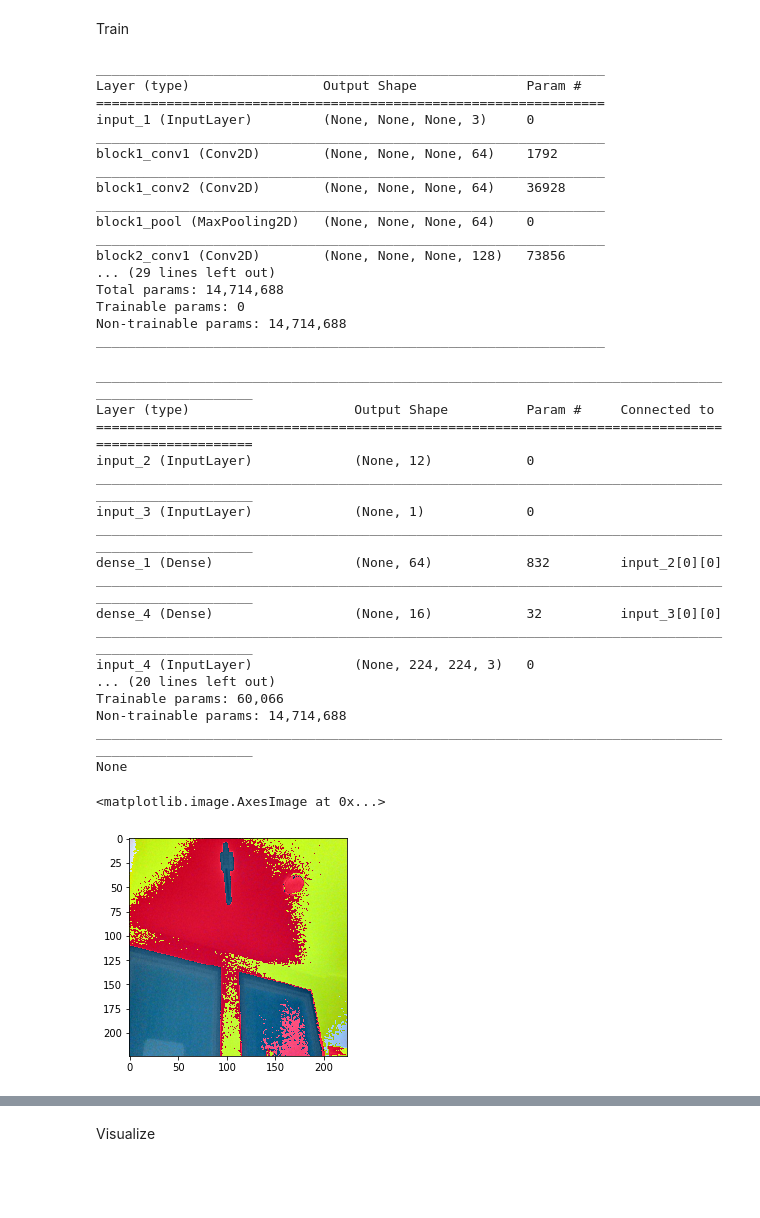
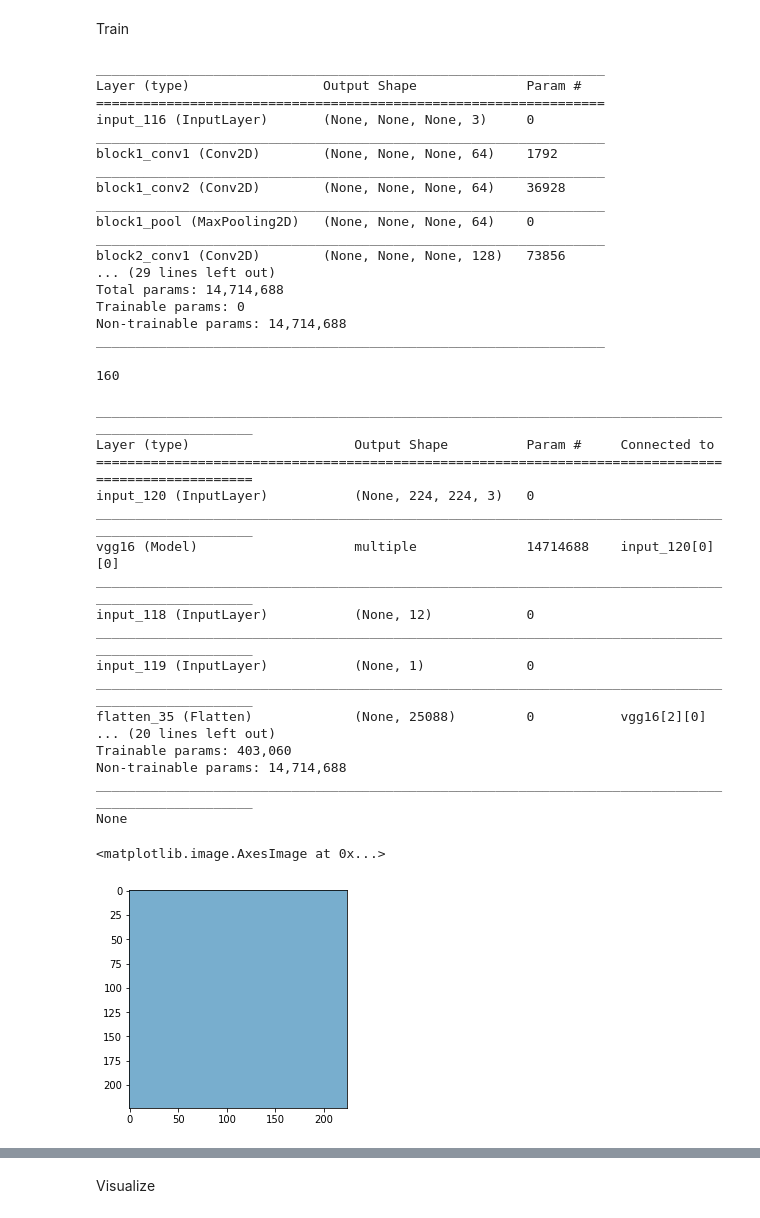
Before and after one commit to JohnFodero/localizer, a Jupyter notebook: scripts/FullModelTrain.ipynb, the cells around one changed output, grey strips where cells are left out. Drawn from its saved outputs; the diff is of its cells as text; code cells hidden in the pictures; blank space fills up the shorter version.

Commit message:
backup laptop branch

```diff
--- a/scripts/FullModelTrain.ipynb
+++ b/scripts/FullModelTrain.ipynb
@@ -106,11 +106,30 @@ mag /= 360.
 y = scale_xy(y)
 wifi_train, wifi_test = split_dataset(wifi)
 mag_train, mag_test = split_dataset(mag)
+
+# CONVERT Y TO 4 DIFFERENT CLASSES
+class_dict = {}
+count = 0
+for item in y:
+    try:
+        class_dict[tuple(item)]
+    except:
+        class_dict[tuple(item)] = count
+        count += 1
+print(class_dict)
+y_cls = np.zeros((y.shape[0], len(class_dict)))
+for i in range(len(y)):
+    y_cls[i, class_dict[tuple(y[i])]] = 1
+
+y_cls_train, y_cls_test = split_dataset(y_cls)
+print(y_cls_train.shape)
+print(y_cls_test.shape)
+
+# BLACKOUT IMAGES FOR TESTING
+images = np.zeros((800, 224, 224, 3))
+#
 images_train, images_test = split_dataset(images)
 y_train, y_test = split_dataset(y)
-print(wifi_train.shape)
-print(mag_test.shape)
-print(images.shape)
 # %% [output]
 -- loading from 2017-07-17_11:28
 Loaded 1 files from ../datasets/
@@ -136,7 +155,7 @@ images_test = preprocess_input(images_test)
 _________________________________________________________________
 Layer (type)                 Output Shape              Param #
 =================================================================
-input_1 (InputLayer)         (None, None, None, 3)     0
+input_116 (InputLayer)       (None, None, None, 3)     0
 _________________________________________________________________
 block1_conv1 (Conv2D)        (None, None, None, 64)    1792
 _________________________________________________________________
@@ -150,6 +169,18 @@ Total params: 14,714,688
 Trainable params: 0
 Non-trainable params: 14,714,688
 _________________________________________________________________
+# %%
+img_input2 = Input(shape=(224, 224, 3), dtype='float32')
+out2 = vgg(img_input2)
+tvgg = Model(img_input2, out2)
+preds = tvgg.predict(images_test)
+print(len(preds))
+unique = []
+for item in preds:
+    if str(item) not in unique:
+        unique.append(str(item))
+# %% [output]
+160
 # %%
 
 # define model inputs
@@ -158,44 +189,50 @@ mag_input = Input(shape=(1,), dtype='float32')
 img_input = Input(shape=(224, 224, 3), dtype='float32')
 
 wifi_branch = Dense(64, activation='relu')(wifi_input)
-wifi_branch = Dense(64, activation='relu')(wifi_branch)
-wifi_branch = Dense(64, activation='relu')(wifi_branch)
 
 mag_branch = Dense(16, activation='relu')(mag_input)
-mag_branch = Dense(16, activation='relu')(mag_branch)
-mag_branch = Dense(16, activation='relu')(mag_branch)
 
 img_branch = vgg(img_input)
 img_branch = Flatten()(img_branch)
+#img_branch = Dense(50, activation='relu')(img_branch)
+#merged = concatenate([wifi_branch, mag_branch, img_branch], axis=-1)
+merged = concatenate([wifi_input, mag_input, img_branch], axis=-1)
+merged = Dense(16, activation='relu')(merged)
+merged = Dense(16, activation='relu')(merged)
+merged = Dense(16, activation='relu')(merged)
+merged = Dense(16, activation='relu')(merged)
+merged = Dense(16, activation='relu')(merged)
+merged = Dense(16, activation='relu')(merged)
+#out = Dense(2, activation='linear')(merged)
+out = Dense(4, activation='softmax')(merged)
 
-merged = concatenate([wifi_branch, mag_branch, img_branch], axis=-1)
-out = Dense(2, activation='linear')(merged)
+#model = Model([wifi_input, mag_input, img_input], out)
+model = Model([wifi_input, mag_input, img_input], out)
 
-model = Model([wifi_input, mag_input, img_input], out)
-model.compile(optimizer='rmsprop', loss='mse', metrics=['accuracy'])
-
+#model.compile(optimizer='rmsprop', loss='mse')
+model.compile(optimizer='rmsprop', loss='categorical_crossentropy', metrics=['accuracy'])
 print(model.summary())
 # %% [output]
 ____________________________________________________________________________________________________
 Layer (type)                     Output Shape          Param #     Connected to
 ====================================================================================================
-input_2 (InputLayer)             (None, 12)            0
+input_120 (InputLayer)           (None, 224, 224, 3)   0
 ____________________________________________________________________________________________________
-input_3 (InputLayer)             (None, 1)             0
+vgg16 (Model)                    multiple              14714688    input_120[0][0]
 ____________________________________________________________________________________________________
-dense_1 (Dense)                  (None, 64)            832         input_2[0][0]
+input_118 (InputLayer)           (None, 12)            0
 ____________________________________________________________________________________________________
-dense_4 (Dense)                  (None, 16)            32          input_3[0][0]
+input_119 (InputLayer)           (None, 1)             0
 ____________________________________________________________________________________________________
-input_4 (InputLayer)             (None, 224, 224, 3)   0
+flatten_35 (Flatten)             (None, 25088)         0           vgg16[2][0]
 ... (20 lines left out)
-Trainable params: 60,066
+Trainable params: 403,060
 Non-trainable params: 14,714,688
 ____________________________________________________________________________________________________
 None
 # %%
-plt.imshow(images_train[50])
+plt.imshow(images_train[226])
 # %% [output]
 <matplotlib.image.AxesImage at 0x...>
-[figure, old version]
+[figure, new version]
 # %%
```
Also changed, not shown: parts of 7 cells of this notebook, 10 other files.
